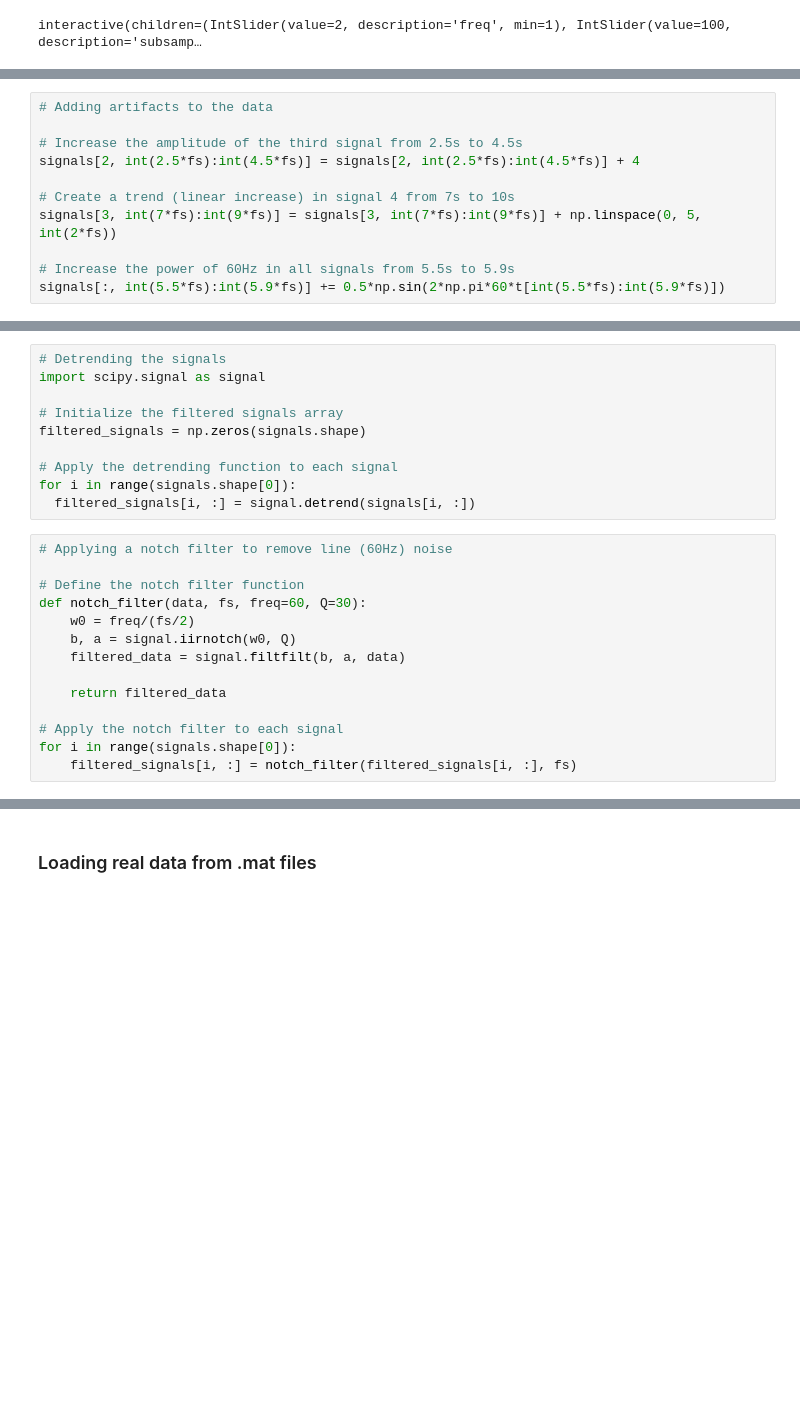
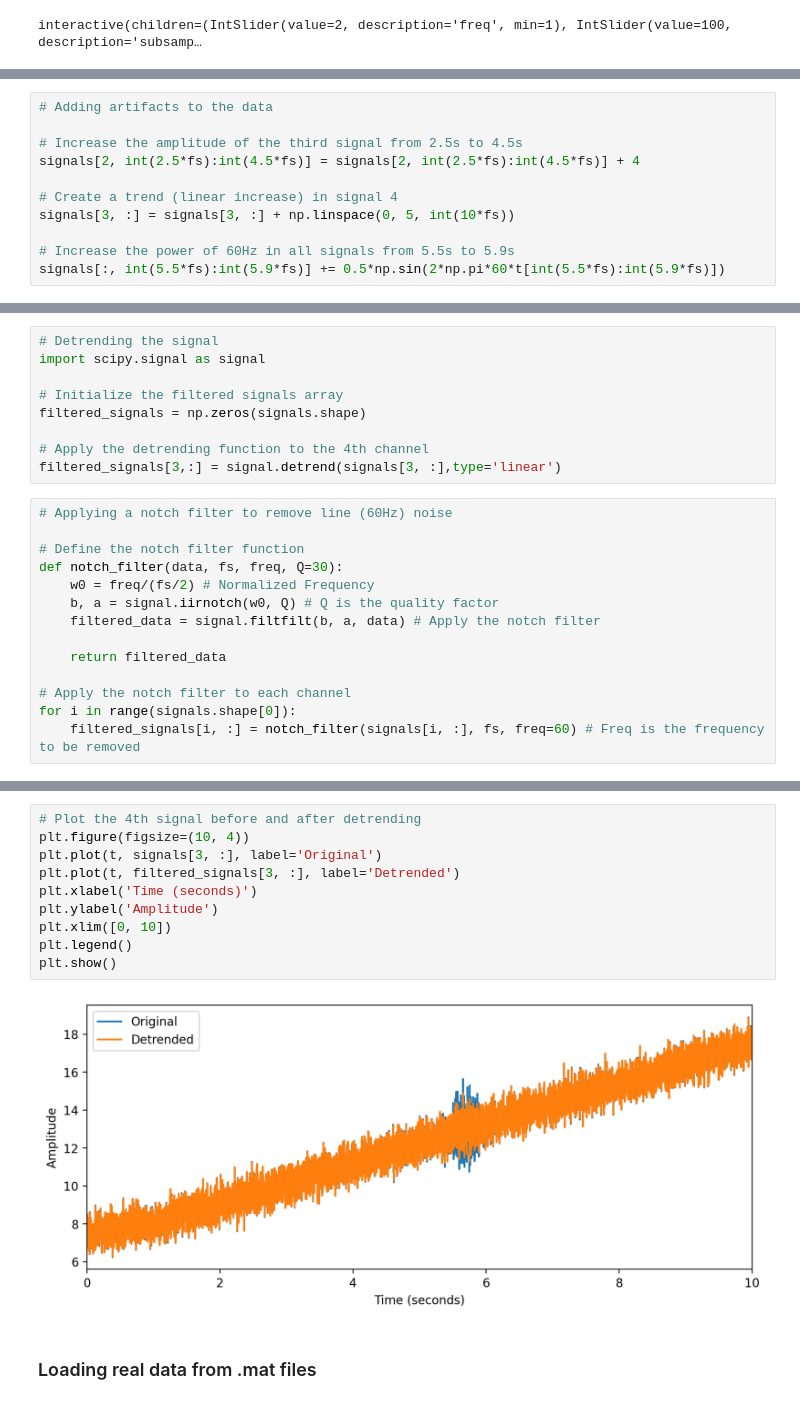
Before and after one commit to lucaase/LFP-analysis-HS, a Jupyter notebook: Course-Notebook.ipynb, the cells around one changed output, grey strips where cells are left out. Cells and saved outputs as stored; diff of their text form; blank space fills up the shorter version.

Commit message:
Experimenting with detrend

```diff
--- a/Course-Notebook.ipynb
+++ b/Course-Notebook.ipynb
@@ -257,8 +292,8 @@ plt.show()
 # Increase the amplitude of the third signal from 2.5s to 4.5s
 signals[2, int(2.5*fs):int(4.5*fs)] = signals[2, int(2.5*fs):int(4.5*fs)] + 4
 
-# Create a trend (linear increase) in signal 4 from 7s to 10s
-signals[3, int(7*fs):int(9*fs)] = signals[3, int(7*fs):int(9*fs)] + np.linspace(0, 5, int(2*fs))
+# Create a trend (linear increase) in signal 4
+signals[3, :] = signals[3, :] + np.linspace(0, 5, int(10*fs))
 
 # Increase the power of 60Hz in all signals from 5.5s to 5.9s
 signals[:, int(5.5*fs):int(5.9*fs)] += 0.5*np.sin(2*np.pi*60*t[int(5.5*fs):int(5.9*fs)])
@@ -287,26 +323,25 @@ def plot_data_artifacts(t):
 # %% [output]
 interactive(children=(IntSlider(value=0, description='t', max=9), Output()), _dom_classes=('widget-interact',)…
 # %%
-# Detrending the signals
+# Detrending the signal
 import scipy.signal as signal
 
 # Initialize the filtered signals array
 filtered_signals = np.zeros(signals.shape)
 
-# Apply the detrending function to each signal
-for i in range(signals.shape[0]):
-  filtered_signals[i, :] = signal.detrend(signals[i, :])
+# Apply the detrending function to the 4th channel
+filtered_signals[3,:] = signal.detrend(signals[3, :],type='linear')
 # %%
 # Applying a notch filter to remove line (60Hz) noise
 
 # Define the notch filter function
-def notch_filter(data, fs, freq=60, Q=30):
-    w0 = freq/(fs/2)
-    b, a = signal.iirnotch(w0, Q)
-    filtered_data = signal.filtfilt(b, a, data)
+def notch_filter(data, fs, freq, Q=30):
+    w0 = freq/(fs/2) # Normalized Frequency
+    b, a = signal.iirnotch(w0, Q) # Q is the quality factor
+    filtered_data = signal.filtfilt(b, a, data) # Apply the notch filter
 
     return filtered_data
 
-# Apply the notch filter to each signal
+# Apply the notch filter to each channel
 for i in range(signals.shape[0]):
-    filtered_signals[i, :] = notch_filter(filtered_signals[i, :], fs)
+    filtered_signals[i, :] = notch_filter(signals[i, :], fs, freq=60) # Freq is the frequency to be removed
@@ -313,3 +373,15 @@ for i in range(signals.shape[0]):
+# %%
+# Plot the 4th signal before and after detrending
+plt.figure(figsize=(10, 4))
+plt.plot(t, signals[3, :], label='Original')
+plt.plot(t, filtered_signals[3, :], label='Detrended')
+plt.xlabel('Time (seconds)')
+plt.ylabel('Amplitude')
+plt.xlim([0, 10])
+plt.legend()
+plt.show()
+# %% [output]
+[figure, added]
 # %% [markdown]
 ### Loading real data from .mat files
 # %%
```
Also changed, not shown: parts of 13 cells of this notebook.
